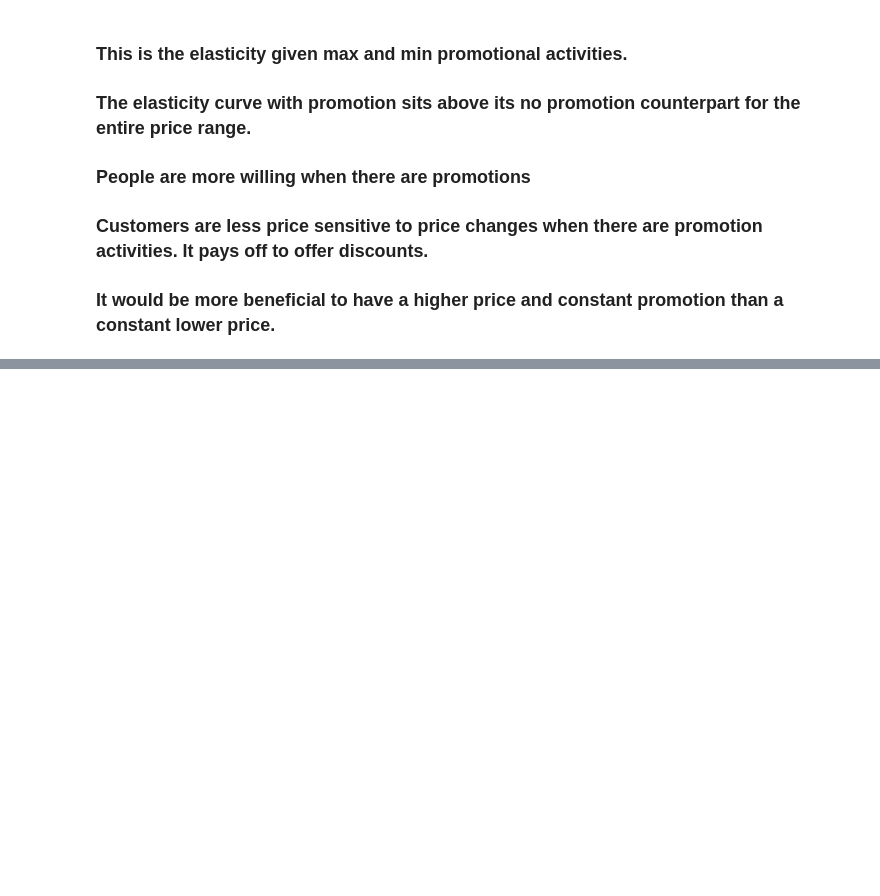
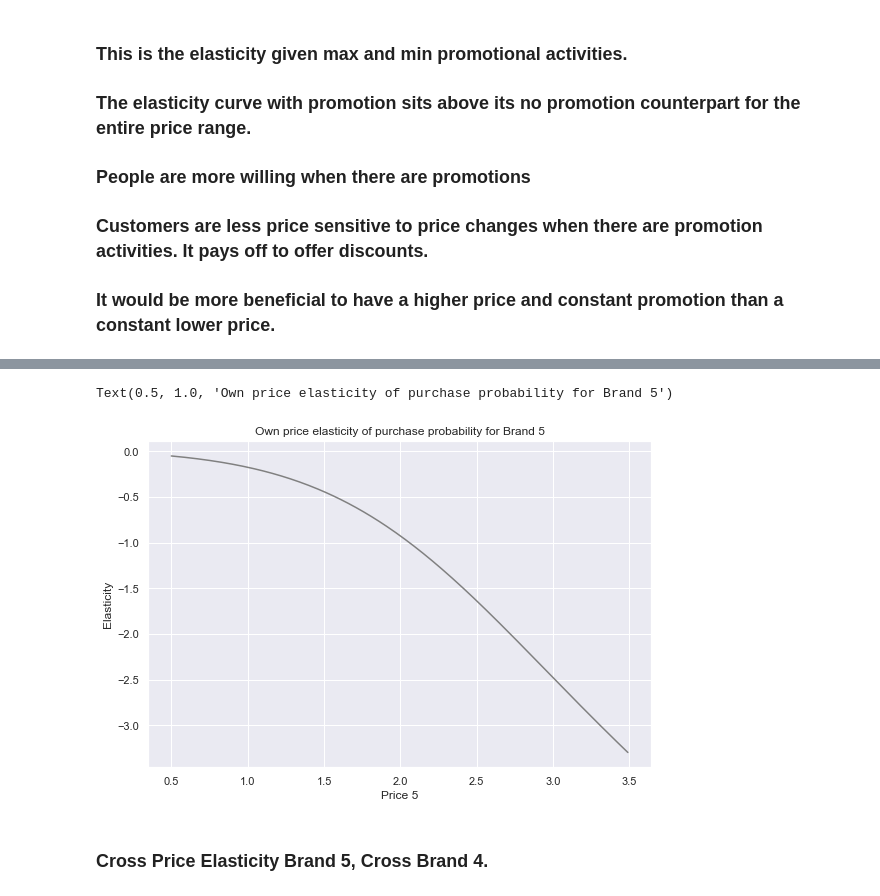
Before and after one commit to JuanD5/Machine-learning-projects, a Jupyter notebook: Clustering projects/Customer Analytics/main_customer_analytics_365_datascience.ipynb, the cells around one changed output, grey strips where cells are left out. Cells and saved outputs as stored; diff of their text form; code cells hidden in the pictures; blank space fills up the shorter version.

```diff
--- a/Clustering projects/Customer Analytics/main_customer_analytics_365_datascience.ipynb
+++ b/Clustering projects/Customer Analytics/main_customer_analytics_365_datascience.ipynb
@@ -1514,0 +1619,2 @@ Text(0.5, 1.0, 'Price Elasticity of Purchase Probability with and without Promot
+# %%
+predict_brand_5 = model_brand_choice.predict_proba(df_own_brand_5)
@@ -1514,0 +1631,2 @@ Text(0.5, 1.0, 'Price Elasticity of Purchase Probability with and without Promot
+# %%
+pr_own_brand_5 = predict_brand_5[:][:,4]
@@ -1514,0 +1637,3 @@ Text(0.5, 1.0, 'Price Elasticity of Purchase Probability with and without Promot
+# %%
+beta5 = bc_coef.iloc[4,4]
+beta5
@@ -1514,0 +1642,2 @@ Text(0.5, 1.0, 'Price Elasticity of Purchase Probability with and without Promot
+# %%
+own_price_elasticity_brand_5 = beta5*price_range*(1- pr_own_brand_5)
@@ -1514,0 +1661,11 @@ Text(0.5, 1.0, 'Price Elasticity of Purchase Probability with and without Promot
+# %%
+plt.figure(figsize=(9,6))
+plt.plot(price_range,own_price_elasticity_brand_5,color = 'grey')
+plt.xlabel('Price 5')
+plt.ylabel('Elasticity')
+plt.title('Own price elasticity of purchase probability for Brand 5')
+# %% [output]
+Text(0.5, 1.0, 'Own price elasticity of purchase probability for Brand 5')
+[figure, added]
+# %% [markdown]
+### **Cross Price Elasticity Brand 5, Cross Brand 4.**
```
Also changed, not shown: parts of 46 cells of this notebook, 6 other files.
